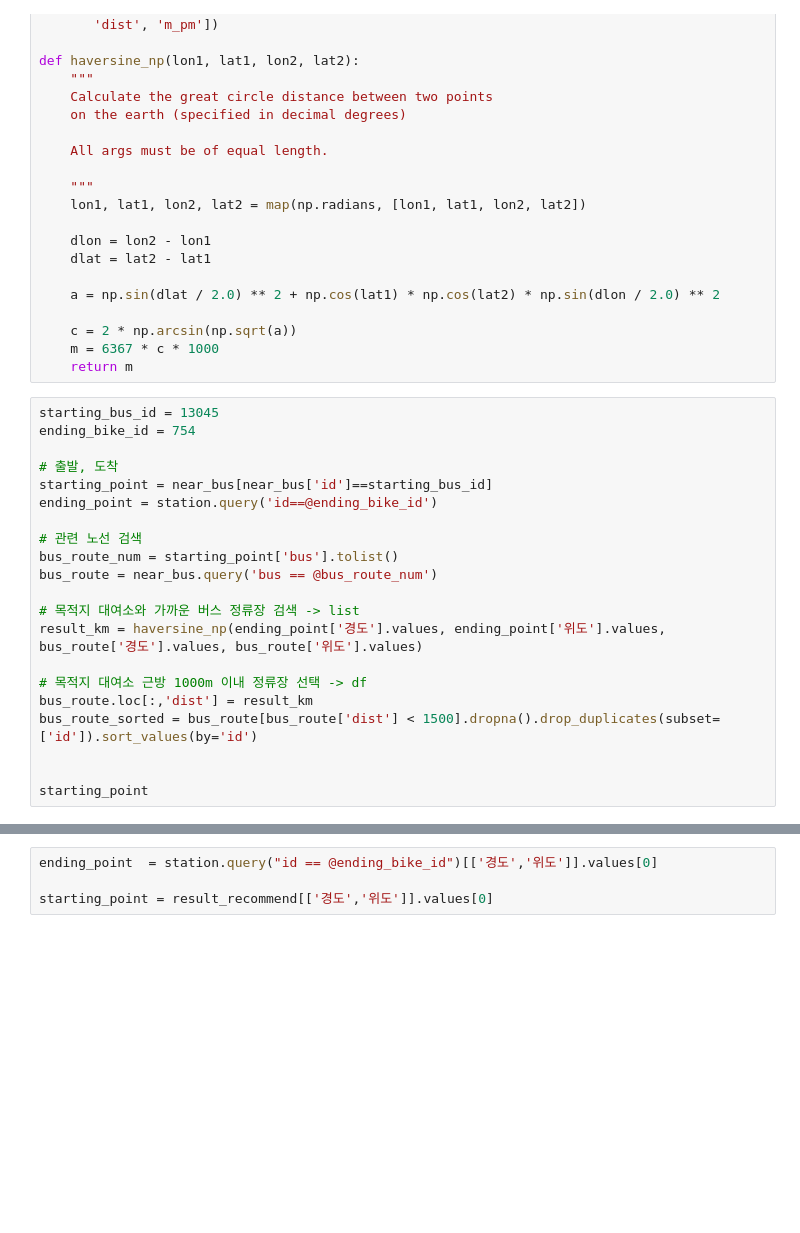
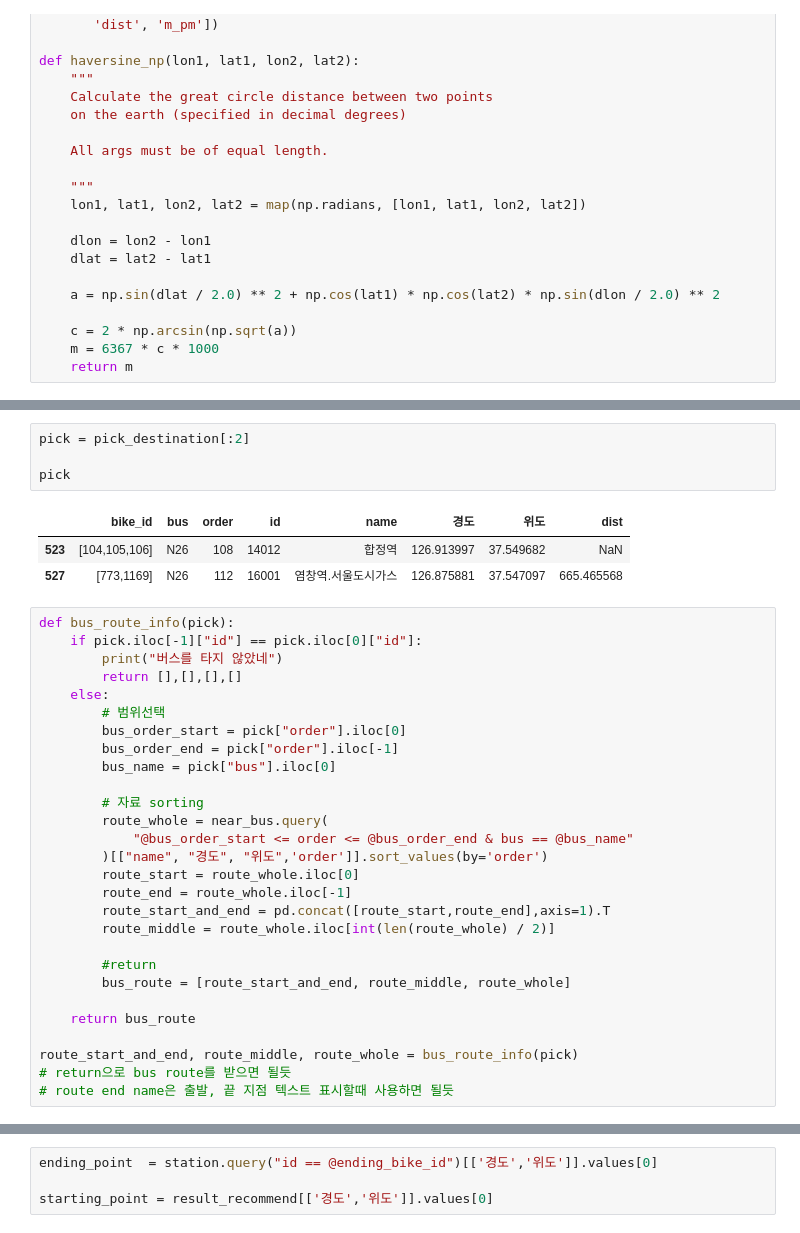
Before and after one commit to yangoos57/dataStudy, a Jupyter notebook: DA/public_bike/moon_light_ddareung/functions.ipynb, the cells around one changed output, grey strips where cells are left out. Cells and saved outputs as stored; diff of their text form; blank space fills up the shorter version.

```diff
--- a/DA/public_bike/moon_light_ddareung/functions.ipynb
+++ b/DA/public_bike/moon_light_ddareung/functions.ipynb
@@ -29,24 +34,3 @@ def haversine_np(lon1, lat1, lon2, lat2):
     c = 2 * np.arcsin(np.sqrt(a))
     m = 6367 * c * 1000
     return m
-# %%
-starting_bus_id = 13045
-ending_bike_id = 754
-
-# 출발, 도착
-starting_point = near_bus[near_bus['id']==starting_bus_id]
-ending_point = station.query('id==@ending_bike_id')
-
-# 관련 노선 검색
-bus_route_num = starting_point['bus'].tolist()
-bus_route = near_bus.query('bus == @bus_route_num')
-
-# 목적지 대여소와 가까운 버스 정류장 검색 -> list
-result_km = haversine_np(ending_point['경도'].values, ending_point['위도'].values, bus_route['경도'].values, bus_route['위도'].values)
-
-# 목적지 대여소 근방 1000m 이내 정류장 선택 -> df
-bus_route.loc[:,'dist'] = result_km
-bus_route_sorted = bus_route[bus_route['dist'] < 1500].dropna().drop_duplicates(subset=['id']).sort_values(by='id')
-
-
-starting_point
@@ -218,0 +125,36 @@ fig.show()
+# %%
+pick = pick_destination[:2]
+
+pick
+# %% [output]
+|  | bike_id | bus | order | id | name | 경도 | 위도 | dist |
+| 523 | [104,105,106] | N26 | 108 | 14012 | 합정역 | 126.913997 | 37.549682 | NaN |
+| 527 | [773,1169] | N26 | 112 | 16001 | 염창역.서울도시가스 | 126.875881 | 37.547097 | 665.465568 |
+# %%
+def bus_route_info(pick):
+    if pick.iloc[-1]["id"] == pick.iloc[0]["id"]:
+        print("버스를 타지 않았네")
+        return [],[],[],[]
+    else:
+        # 범위선택
+        bus_order_start = pick["order"].iloc[0]
+        bus_order_end = pick["order"].iloc[-1]
+        bus_name = pick["bus"].iloc[0]
+
+        # 자료 sorting
+        route_whole = near_bus.query(
+            "@bus_order_start <= order <= @bus_order_end & bus == @bus_name"
+        )[["name", "경도", "위도",'order']].sort_values(by='order')
+        route_start = route_whole.iloc[0]
+        route_end = route_whole.iloc[-1]
+        route_start_and_end = pd.concat([route_start,route_end],axis=1).T
+        route_middle = route_whole.iloc[int(len(route_whole) / 2)]
+
+        #return
+        bus_route = [route_start_and_end, route_middle, route_whole]
+
+    return bus_route
+
+route_start_and_end, route_middle, route_whole = bus_route_info(pick)
+# return으로 bus route를 받으면 될듯
+# route end name은 출발, 끝 지점 텍스트 표시할때 사용하면 될듯
```
Also changed, not shown: parts of 11 cells of this notebook, 2 other files.
